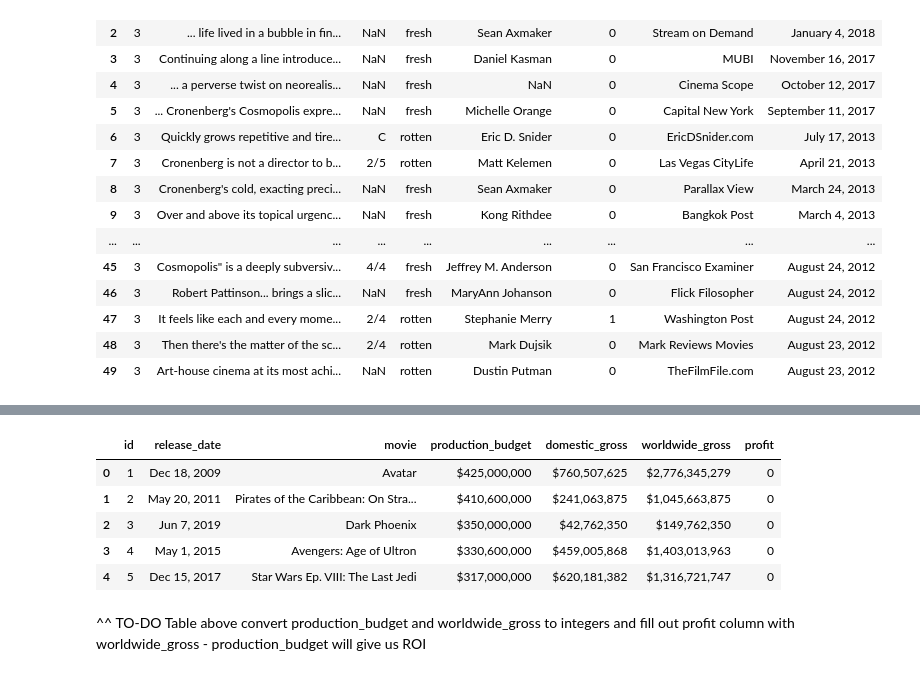
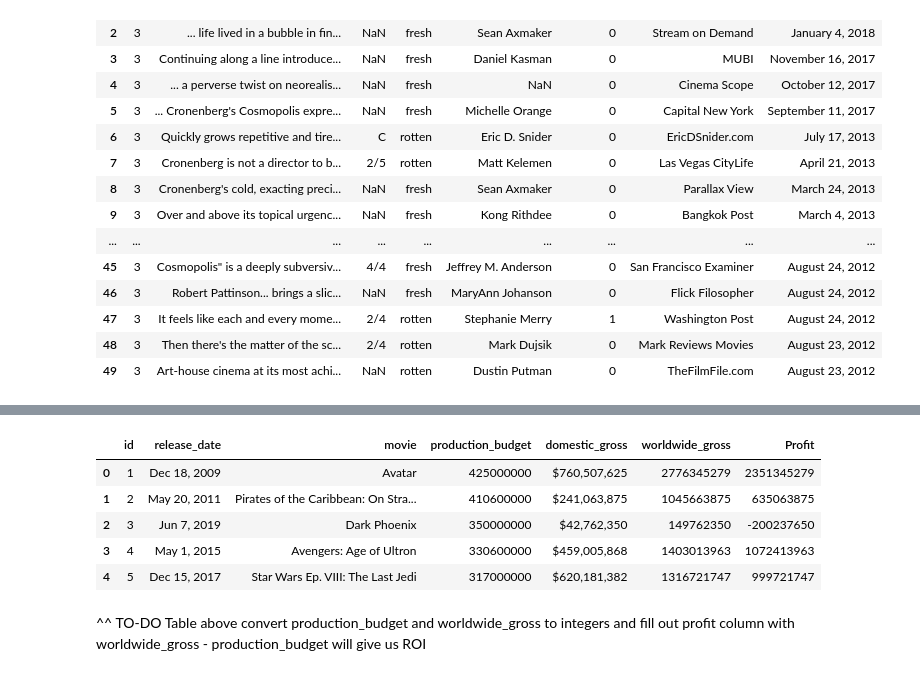
Before and after one commit to myt-hue/Phase2-Movie-Project, a Jupyter notebook: Exploration_Notebook.ipynb, the cells around one changed output, grey strips where cells are left out. Saved outputs shown, nothing was run; the diff lists cells and outputs as text; code cells hidden in the pictures.

Commit message:
Added Profits column

```diff
--- a/Exploration_Notebook.ipynb
+++ b/Exploration_Notebook.ipynb
@@ -268,18 +268,22 @@ tmdb.head()
 | 2 | 2 | [12, 28, 878] | 10138 | en | Iron Man 2 | 28.515 | 2010-05-07 | Iron Man 2 | ... |
 | 3 | 3 | [16, 35, 10751] | 862 | en | Toy Story | 28.005 | 1995-11-22 | Toy Story | ... |
 | 4 | 4 | [28, 878, 12] | 27205 | en | Inception | 27.920 | 2010-07-16 | Inception | ... |
-# %%
-moviebudgets = pd.read_csv("zippedData/tn.movie_budgets.csv/tn.movie_budgets.csv")
-moviebudgets.head()
-moviebudgets["profit"] = 0
-moviebudgets.head()
-# %% [output]
-|  | id | release_date | movie | production_budget | domestic_gross | worldwide_gross | profit |
-| 0 | 1 | Dec 18, 2009 | Avatar | $425,000,000 | $760,507,625 | $2,776,345,279 | 0 |
-| 1 | 2 | May 20, 2011 | Pirates of the Caribbean: On Stra... | $410,600,000 | $241,063,875 | $1,045,663,875 | 0 |
-| 2 | 3 | Jun 7, 2019 | Dark Phoenix | $350,000,000 | $42,762,350 | $149,762,350 | 0 |
-| 3 | 4 | May 1, 2015 | Avengers: Age of Ultron | $330,600,000 | $459,005,868 | $1,403,013,963 | 0 |
-| 4 | 5 | Dec 15, 2017 | Star Wars Ep. VIII: The Last Jedi | $317,000,000 | $620,181,382 | $1,316,721,747 | 0 |
+# %%
+from decimal import Decimal
+moviebudgets = pd.read_csv("zippedData/tn.movie_budgets.csv/tn.movie_budgets.csv")
+#moviebudgets["profit"] = 0
+# Assuming 'worldwide_gross' and 'production_budget' are columns in your DataFrame
+moviebudgets['worldwide_gross'] = moviebudgets['worldwide_gross'].str.replace(',', '', regex=True).str.replace('$', '', regex=True).apply(Decimal)
+moviebudgets['production_budget'] = moviebudgets['production_budget'].str.replace(',', '', regex=True).str.replace('$', '', regex=True).apply(Decimal)
+moviebudgets['Profit'] = moviebudgets['worldwide_gross'] - moviebudgets['production_budget']
+moviebudgets.head()
+# %% [output]
+|  | id | release_date | movie | production_budget | domestic_gross | worldwide_gross | Profit |
+| 0 | 1 | Dec 18, 2009 | Avatar | 425000000 | $760,507,625 | 2776345279 | 2351345279 |
+| 1 | 2 | May 20, 2011 | Pirates of the Caribbean: On Stra... | 410600000 | $241,063,875 | 1045663875 | 635063875 |
+| 2 | 3 | Jun 7, 2019 | Dark Phoenix | 350000000 | $42,762,350 | 149762350 | -200237650 |
+| 3 | 4 | May 1, 2015 | Avengers: Age of Ultron | 330600000 | $459,005,868 | 1403013963 | 1072413963 |
+| 4 | 5 | Dec 15, 2017 | Star Wars Ep. VIII: The Last Jedi | 317000000 | $620,181,382 | 1316721747 | 999721747 |
 # %% [markdown]
 ^^  TO-DO Table above convert production_budget and worldwide_gross to integers and fill out profit column with worldwide_gross - production_budget will give us ROI
 # %% [markdown]
```
